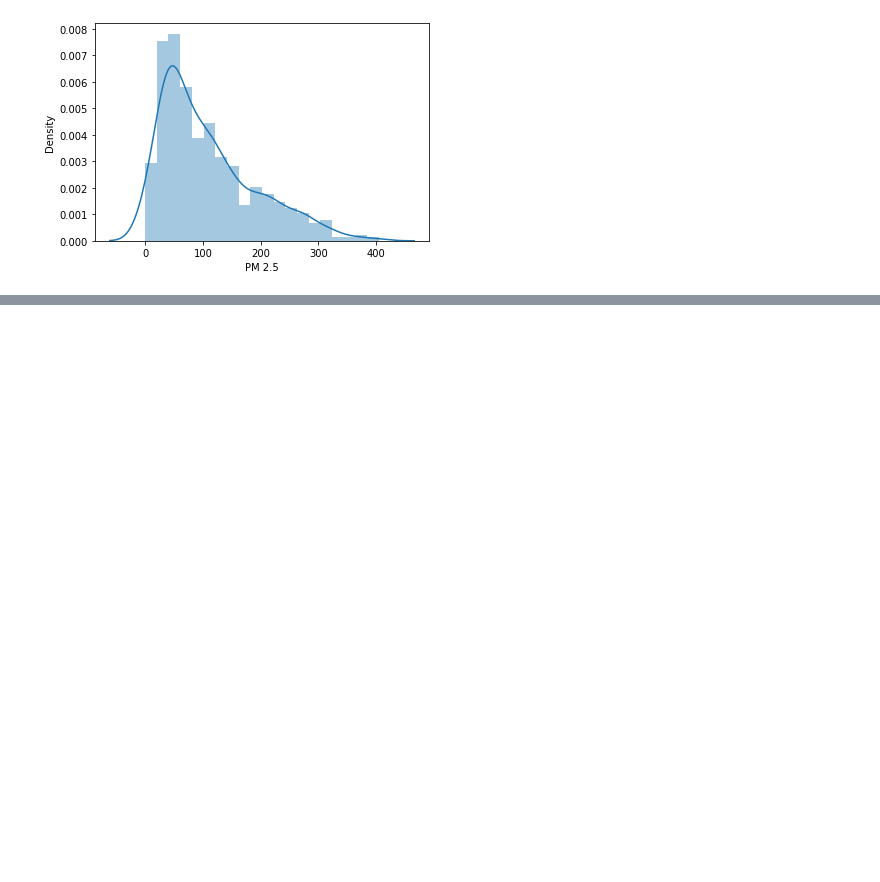
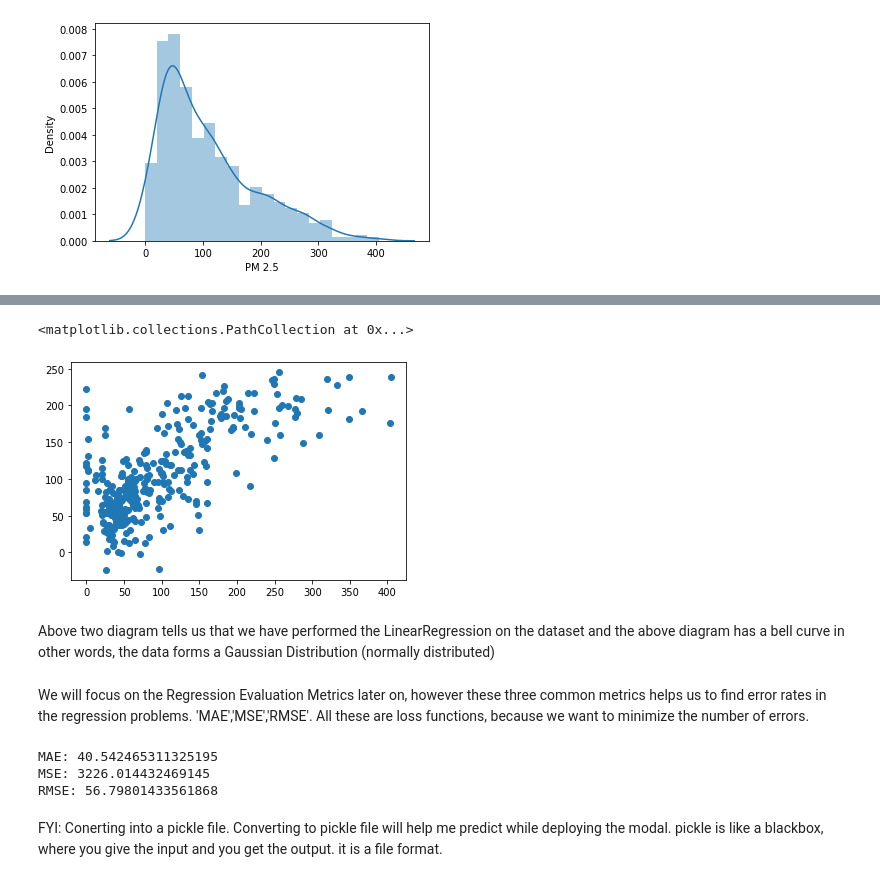
Before and after one commit to anildhage/Air-Quality-Data-Science, a Jupyter notebook: LinearRegression.ipynb, the cells around one changed output, grey strips where cells are left out. Saved outputs shown, nothing was run; the diff lists cells and outputs as text; code cells hidden in the pictures; blank space fills up the shorter version.

```diff
--- a/LinearRegression.ipynb
+++ b/LinearRegression.ipynb
@@ -116,0 +186,11 @@ sns.distplot(y) #right skewed
+# %%
+plt.scatter(y_test,prediction)
+# %% [output]
+<matplotlib.collections.PathCollection at 0x...>
+[figure, added]
+# %% [markdown]
+Above two diagram tells us that we have performed the LinearRegression on the dataset and the above diagram has a bell curve in other words,
+the data forms a Gaussian Distribution (normally distributed)
+# %% [markdown]
+We will focus on the Regression Evaluation Metrics later on, however these three common metrics helps
+us to find error rates in the regression problems. 'MAE','MSE','RMSE'. All these are loss functions, because we want to minimize the number of errors.
@@ -116,0 +199,11 @@ sns.distplot(y) #right skewed
+# %%
+print('MAE:', metrics.mean_absolute_error(y_test,prediction))
+print('MSE:', metrics.mean_squared_error(y_test,prediction))
+print('RMSE:', np.sqrt(metrics.mean_squared_error(y_test,prediction)))
+# %% [output]
+MAE: 40.542465311325195
+MSE: 3226.014432469145
+RMSE: 56.79801433561868
+# %% [markdown]
+FYI: Conerting into a pickle file. Converting to pickle file will help me predict while deploying the modal.
+pickle is like a blackbox, where you give the input and you get the output. it is a file format.
```
Also changed, not shown: parts of 18 cells of this notebook, 2 other files.
